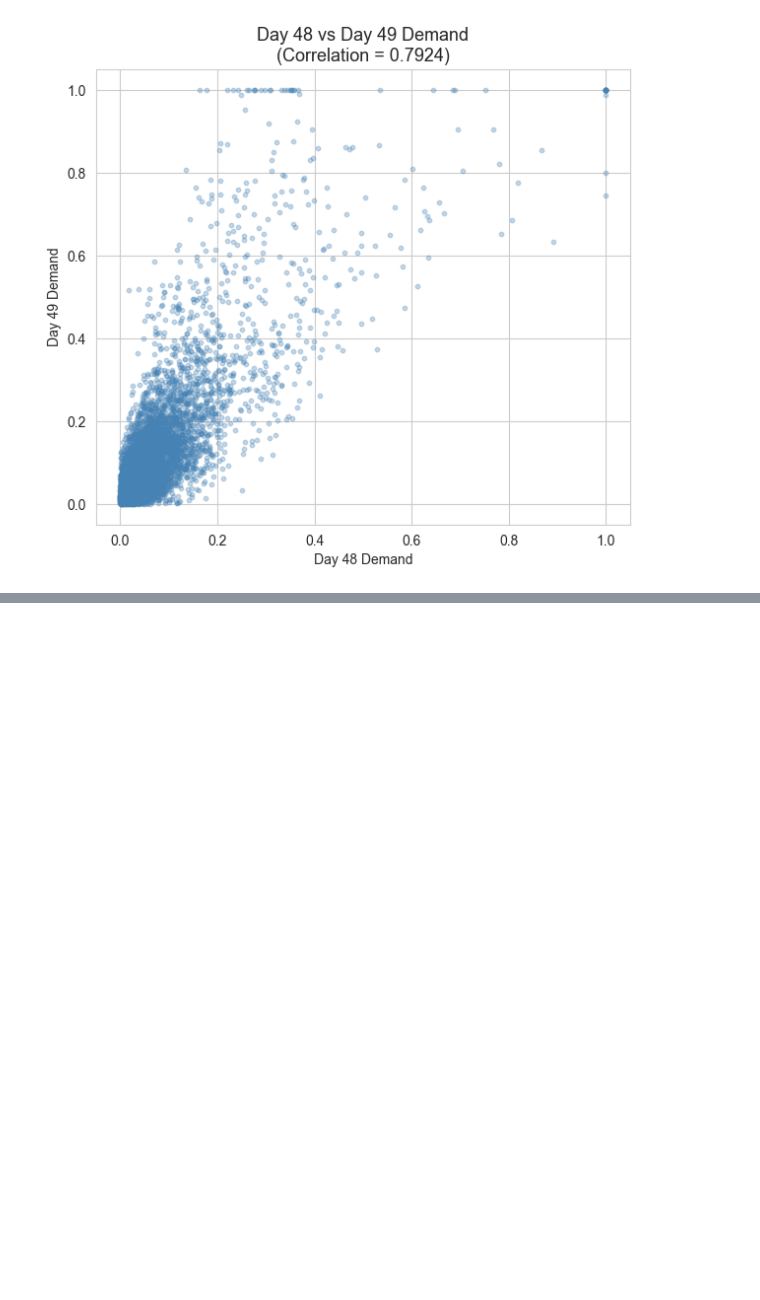
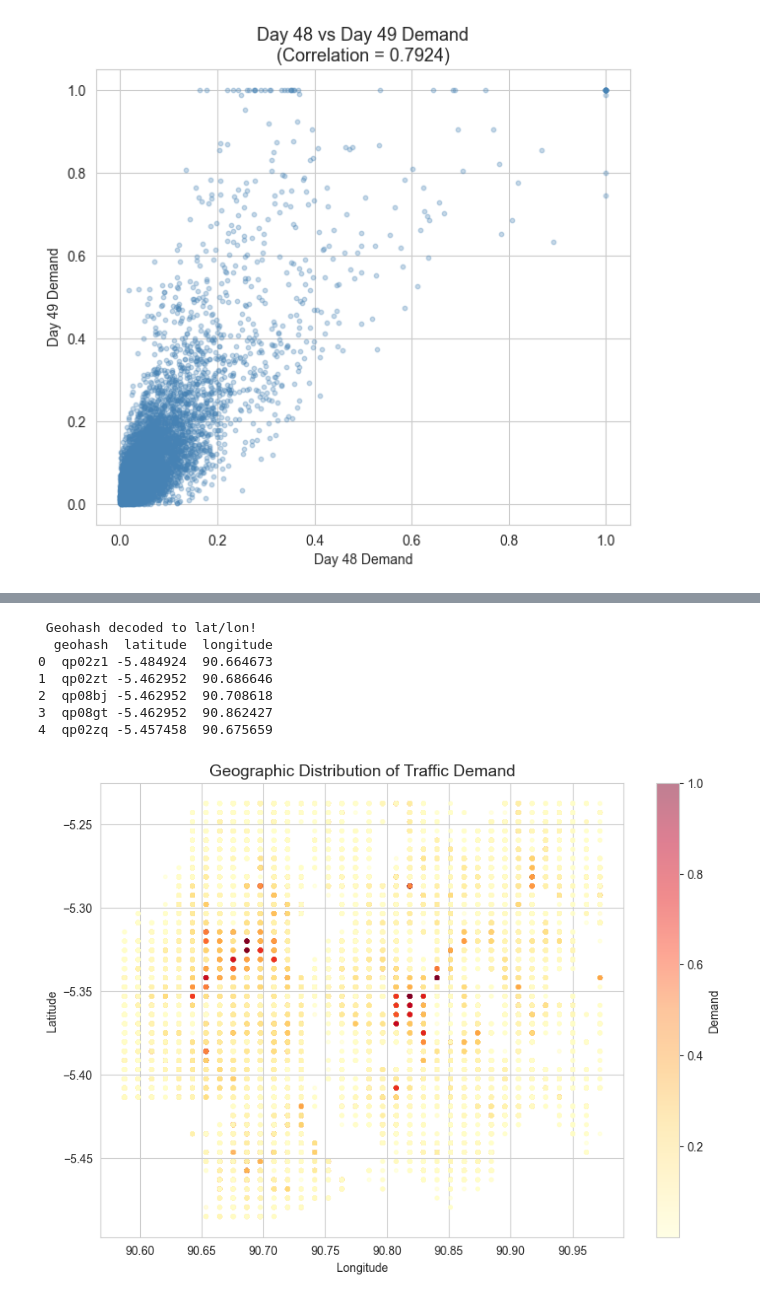
Before and after one commit to yuvi029/traffic-demand-prediction, a Jupyter notebook: traffic_demand_prediction.ipynb, the cells around one changed output, grey strips where cells are left out. Drawn from its saved outputs; the diff is of its cells as text; code cells hidden in the pictures; blank space fills up the shorter version.

```diff
--- a/traffic_demand_prediction.ipynb
+++ b/traffic_demand_prediction.ipynb
@@ -393,0 +423,18 @@ This single feature alone will be incredibly powerful!
+# %%
+#--------CYCLICAL TIME ENCODING
+#SIN/COS ENCODING WRAPS THE TIME IN CIRCLE......0 AND 23 AREE CLOSE BUT NUMERICALLY THEY ARE TOO FAR
+
+train['hour_sin'] = np.sin(2 * np.pi * train['hour'] / 24)
+train['hour_cos'] = np.cos(2 * np.pi * train['hour'] / 24)
+
+train['time_slot_sin'] = np.sin(2 * np.pi * train['time_slot'] / 96)
+train['time_slot_cos'] = np.cos(2 * np.pi * train['time_slot'] / 96)
+
+test['hour_sin'] = np.sin(2 * np.pi * test['hour'] / 24)
+test['hour_cos'] = np.cos(2 * np.pi * test['hour'] / 24)
+
+test['time_slot_sin'] = np.sin(2 * np.pi * test['time_slot'] / 96)
+test['time_slot_cos'] = np.cos(2 * np.pi * test['time_slot'] / 96)
+
+print(" :::::Cyclical features created!")
+print(train[['hour','hour_sin','hour_cos','time_slot_sin','time_slot_cos']].head(5))
@@ -393,0 +454,36 @@ This single feature alone will be incredibly powerful!
+# %%
+
+import pygeohash as geohash  # ← only this line changes
+
+def decode_geohash(df):
+    # decode() returns (latitude, longitude, lat_err, lon_err)
+    # We only need lat and lon
+    df['latitude']  = df['geohash'].apply(lambda x: geohash.decode(x)[0])
+    df['longitude'] = df['geohash'].apply(lambda x: geohash.decode(x)[1])
+    return df
+
+train = decode_geohash(train)
+test  = decode_geohash(test)
+
+print(" Geohash decoded to lat/lon!")
+print(train[['geohash','latitude','longitude']].head(5))
+
+# Visualize the geographic spread
+plt.figure(figsize=(10,7))
+plt.scatter(train['longitude'], train['latitude'],
+            c=train['demand'], cmap='YlOrRd',
+            alpha=0.5, s=10)
+plt.colorbar(label='Demand')
+plt.title('Geographic Distribution of Traffic Demand', fontsize=14)
+plt.xlabel('Longitude')
+plt.ylabel('Latitude')
+plt.show()
+# %% [output]
+ Geohash decoded to lat/lon!
+  geohash  latitude  longitude
+0  qp02z1 -5.484924  90.664673
+1  qp02zt -5.462952  90.686646
+2  qp08bj -5.462952  90.708618
+3  qp08gt -5.462952  90.862427
+4  qp02zq -5.457458  90.675659
+[figure, added]
```
Also changed, not shown: parts of 14 cells of this notebook, 2 other files.
